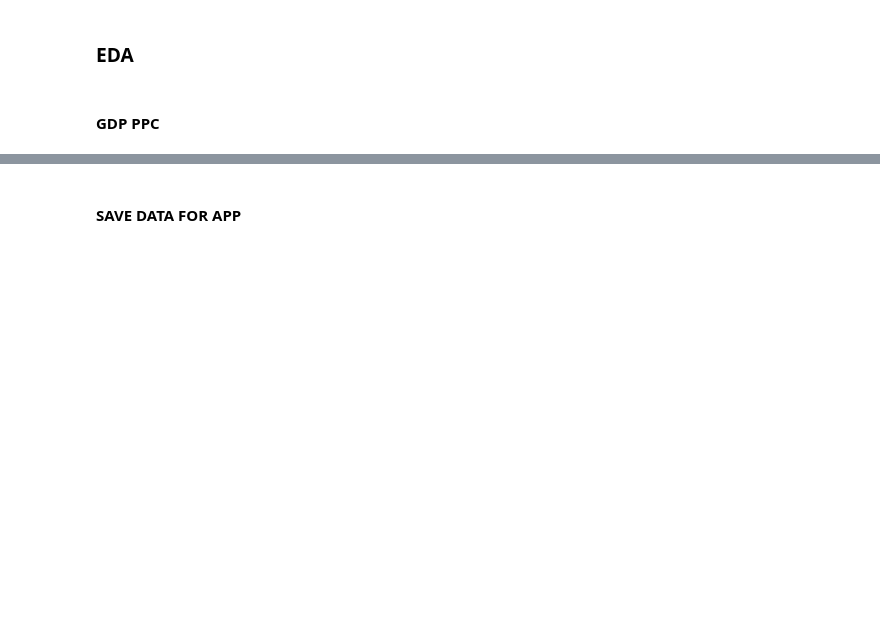
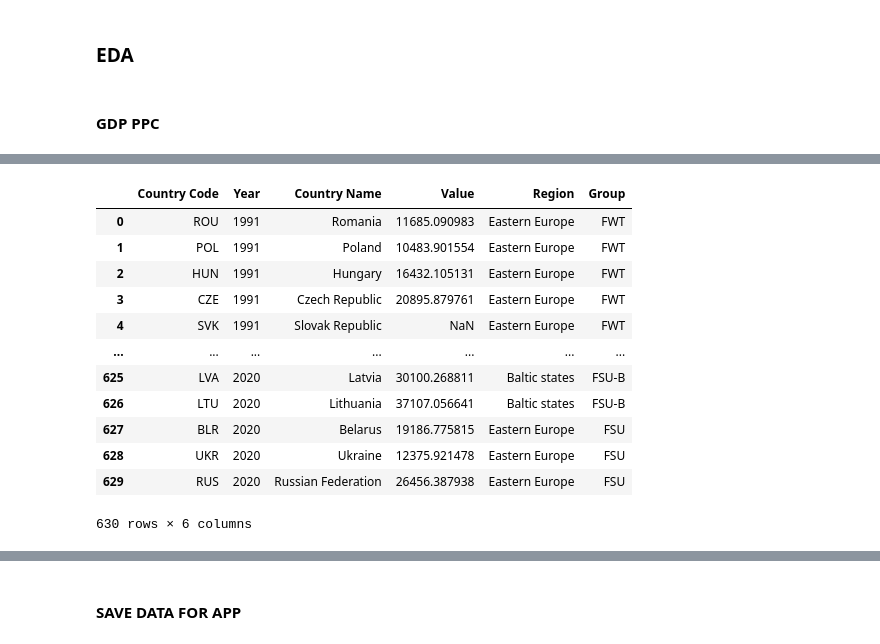
Before and after one commit to d2ski/fsu-fwt-development, a Jupyter notebook: explore.ipynb, the cells around one changed output, grey strips where cells are left out. Drawn from its saved outputs; the diff is of its cells as text; code cells hidden in the pictures; blank space fills up the shorter version.

```diff
--- a/explore.ipynb
+++ b/explore.ipynb
@@ -675,3 +676,27 @@ alt.hconcat(
 )
 # %% [output]
 [interactive output not drawn]
+# %%
+gdppc_ts_df = wb.data.DataFrame('NY.GDP.PCAP.PP.KD', iso_codes, time=range(1991, 2021), labels=True, skipAggs=True)
+# %%
+gdppc_ts = gdppc_ts_df.reset_index().rename(columns={'index': 'Country Code', 'Country': 'Country Name'})
+gdppc_ts = pd.wide_to_long(gdppc_ts, 'YR', i='Country Code', j='Year').reset_index().rename(columns={'YR': 'Value'})
+gdppc_ts = gdppc_ts.merge(countries_df.drop(['independence', 'Country Name'], axis=1), how='left', on='Country Code')
+
+gdppc_ts.loc[gdppc_ts['Country Code'].isin(['LTU', 'LVA', 'EST']), 'Group'] = 'FSU-B'
+# %%
+gdppc_ts
+# %% [output]
+|  | Country Code | Year | Country Name | Value | Region | Group |
+| 0 | ROU | 1991 | Romania | 11685.090983 | Eastern Europe | FWT |
+| 1 | POL | 1991 | Poland | 10483.901554 | Eastern Europe | FWT |
+| 2 | HUN | 1991 | Hungary | 16432.105131 | Eastern Europe | FWT |
+| 3 | CZE | 1991 | Czech Republic | 20895.879761 | Eastern Europe | FWT |
+| 4 | SVK | 1991 | Slovak Republic | NaN | Eastern Europe | FWT |
+| ... | ... | ... | ... | ... | ... | ... |
+| 625 | LVA | 2020 | Latvia | 30100.268811 | Baltic states | FSU-B |
+| 626 | LTU | 2020 | Lithuania | 37107.056641 | Baltic states | FSU-B |
+| 627 | BLR | 2020 | Belarus | 19186.775815 | Eastern Europe | FSU |
+| 628 | UKR | 2020 | Ukraine | 12375.921478 | Eastern Europe | FSU |
+| 629 | RUS | 2020 | Russian Federation | 26456.387938 | Eastern Europe | FSU |
+630 rows × 6 columns
```
Also changed, not shown: parts of 24 cells of this notebook, 2 other files.
